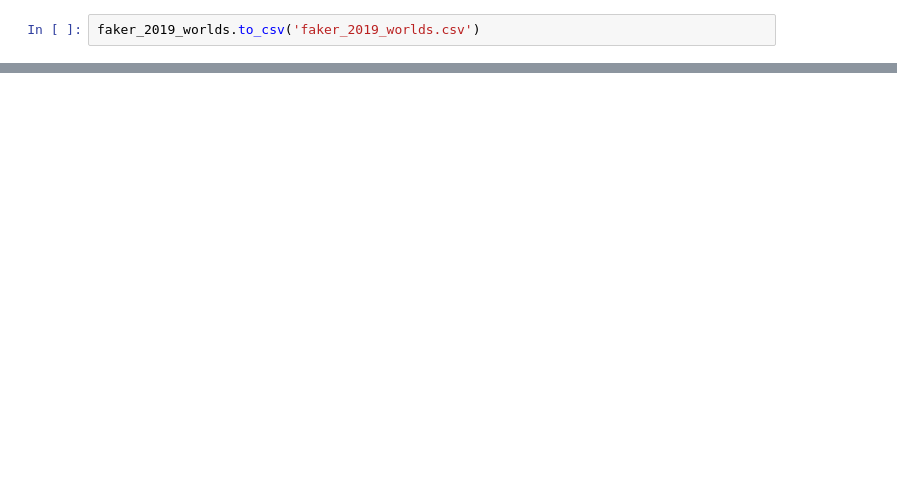
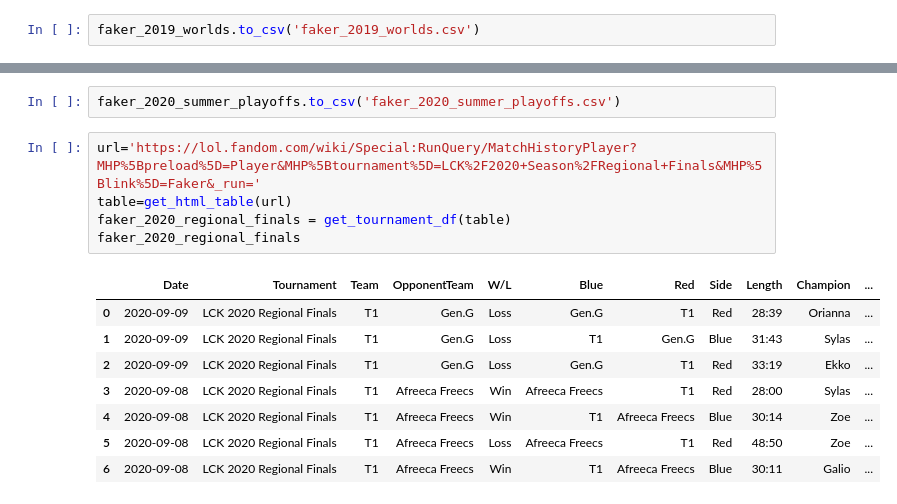
Before and after one commit to benbielin/lol-esports-stats, a Jupyter notebook: faker-stats.ipynb, the cells around one changed output, grey strips where cells are left out. Saved outputs shown, nothing was run; the diff lists cells and outputs as text; blank space fills up the shorter version.

```diff
--- a/faker-stats.ipynb
+++ b/faker-stats.ipynb
@@ -1292,0 +1380,16 @@ faker_2019_rift_rivals.to_csv('faker_2019_rift_rivals.csv')
+# %%
+faker_2020_summer_playoffs.to_csv('faker_2020_summer_playoffs.csv')
+# %%
+url='https://lol.fandom.com/wiki/Special:RunQuery/MatchHistoryPlayer?MHP%5Bpreload%5D=Player&MHP%5Btournament%5D=LCK%2F2020+Season%2FRegional+Finals&MHP%5Blink%5D=Faker&_run='
+table=get_html_table(url)
+faker_2020_regional_finals = get_tournament_df(table)
+faker_2020_regional_finals
+# %% [output]
+|  | Date | Tournament | Team | OpponentTeam | W/L | Blue | Red | Side | Length | Champion | ... |
+| 0 | 2020-09-09 | LCK 2020 Regional Finals | T1 | Gen.G | Loss | Gen.G | T1 | Red | 28:39 | Orianna | ... |
+| 1 | 2020-09-09 | LCK 2020 Regional Finals | T1 | Gen.G | Loss | T1 | Gen.G | Blue | 31:43 | Sylas | ... |
+| 2 | 2020-09-09 | LCK 2020 Regional Finals | T1 | Gen.G | Loss | Gen.G | T1 | Red | 33:19 | Ekko | ... |
+| 3 | 2020-09-08 | LCK 2020 Regional Finals | T1 | Afreeca Freecs | Win | Afreeca Freecs | T1 | Red | 28:00 | Sylas | ... |
+| 4 | 2020-09-08 | LCK 2020 Regional Finals | T1 | Afreeca Freecs | Win | T1 | Afreeca Freecs | Blue | 30:14 | Zoe | ... |
+| 5 | 2020-09-08 | LCK 2020 Regional Finals | T1 | Afreeca Freecs | Loss | Afreeca Freecs | T1 | Red | 48:50 | Zoe | ... |
+| 6 | 2020-09-08 | LCK 2020 Regional Finals | T1 | Afreeca Freecs | Win | T1 | Afreeca Freecs | Blue | 30:11 | Galio | ... |
```
Also changed, not shown: parts of 13 cells of this notebook.
